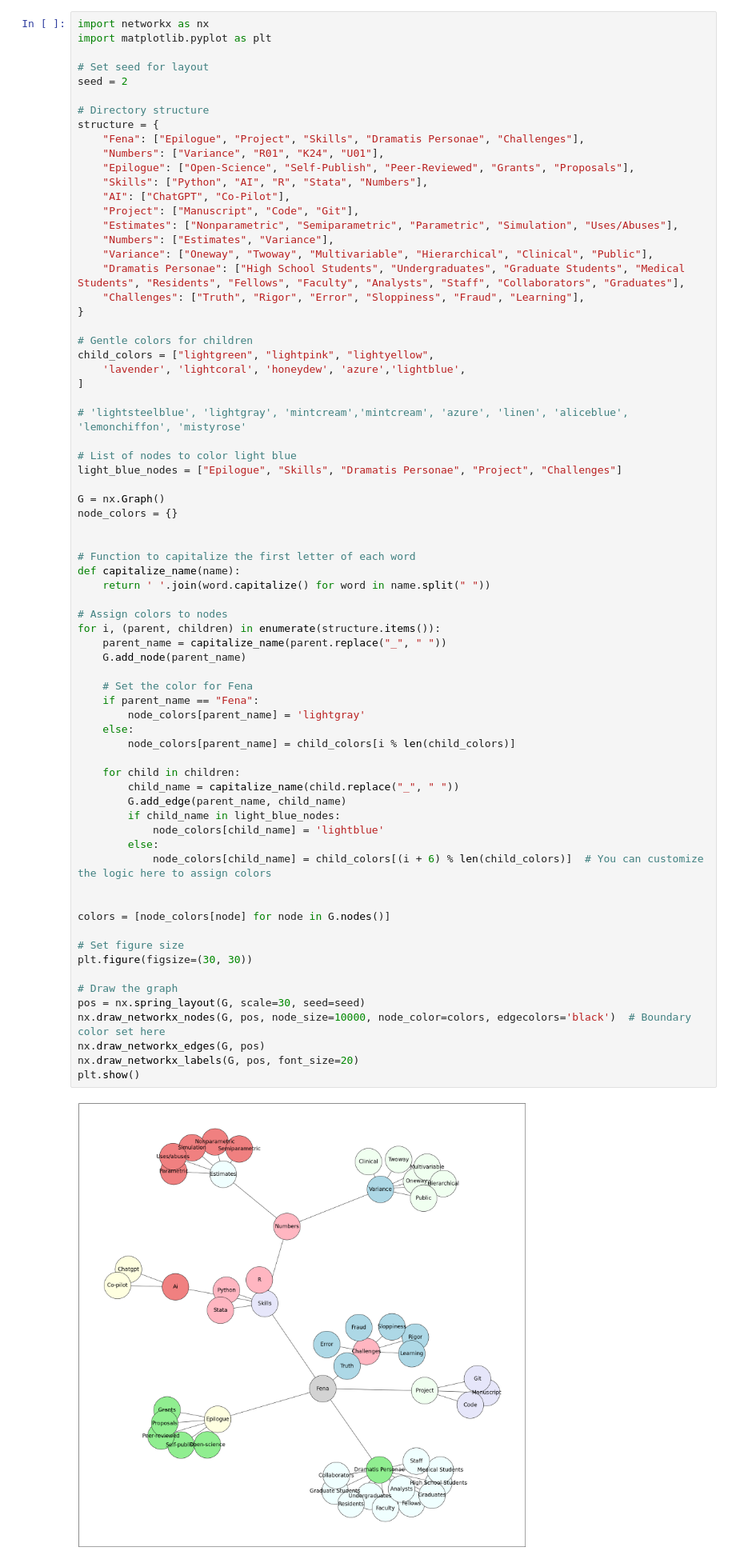
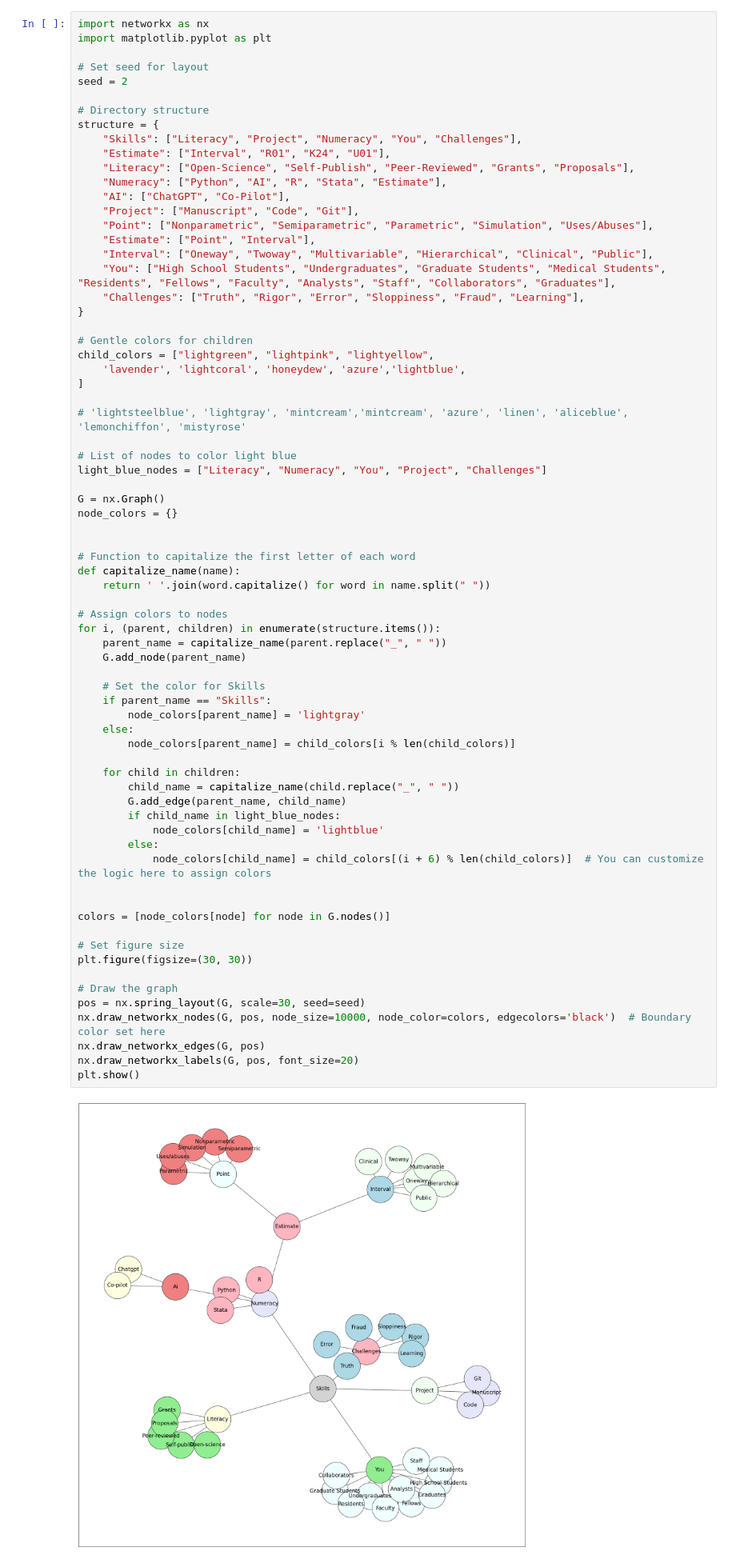
Before and after one commit to jhutrc/beta, a Jupyter notebook: _build/jupyter_execute/intro.ipynb, the cells around one changed output. Shown at 80% size. Cells and saved outputs as stored; diff of their text form.

```diff
--- a/_build/jupyter_execute/intro.ipynb
+++ b/_build/jupyter_execute/intro.ipynb
@@ -108,16 +154,16 @@ seed = 2
 
 # Directory structure
 structure = {
-    "Fena": ["Epilogue", "Project", "Skills", "Dramatis Personae", "Challenges"],
-    "Numbers": ["Variance", "R01", "K24", "U01"],
-    "Epilogue": ["Open-Science", "Self-Publish", "Peer-Reviewed", "Grants", "Proposals"],
-    "Skills": ["Python", "AI", "R", "Stata", "Numbers"],
+    "Skills": ["Literacy", "Project", "Numeracy", "You", "Challenges"],
+    "Estimate": ["Interval", "R01", "K24", "U01"],
+    "Literacy": ["Open-Science", "Self-Publish", "Peer-Reviewed", "Grants", "Proposals"],
+    "Numeracy": ["Python", "AI", "R", "Stata", "Estimate"],
     "AI": ["ChatGPT", "Co-Pilot"],
     "Project": ["Manuscript", "Code", "Git"],
-    "Estimates": ["Nonparametric", "Semiparametric", "Parametric", "Simulation", "Uses/Abuses"],
-    "Numbers": ["Estimates", "Variance"],
-    "Variance": ["Oneway", "Twoway", "Multivariable", "Hierarchical", "Clinical", "Public"],
-    "Dramatis Personae": ["High School Students", "Undergraduates", "Graduate Students", "Medical Students", "Residents", "Fellows", "Faculty", "Analysts", "Staff", "Collaborators", "Graduates"],
+    "Point": ["Nonparametric", "Semiparametric", "Parametric", "Simulation", "Uses/Abuses"],
+    "Estimate": ["Point", "Interval"],
+    "Interval": ["Oneway", "Twoway", "Multivariable", "Hierarchical", "Clinical", "Public"],
+    "You": ["High School Students", "Undergraduates", "Graduate Students", "Medical Students", "Residents", "Fellows", "Faculty", "Analysts", "Staff", "Collaborators", "Graduates"],
     "Challenges": ["Truth", "Rigor", "Error", "Sloppiness", "Fraud", "Learning"],
 }
 
@@ -129,7 +175,7 @@ child_colors = ["lightgreen", "lightpink", "lightyellow",
 # 'lightsteelblue', 'lightgray', 'mintcream','mintcream', 'azure', 'linen', 'aliceblue', 'lemonchiffon', 'mistyrose'
 
 # List of nodes to color light blue
-light_blue_nodes = ["Epilogue", "Skills", "Dramatis Personae", "Project", "Challenges"]
+light_blue_nodes = ["Literacy", "Numeracy", "You", "Project", "Challenges"]
 
 G = nx.Graph()
 node_colors = {}
@@ -142,33 +188,33 @@ def capitalize_name(name):
 # Assign colors to nodes
 for i, (parent, children) in enumerate(structure.items()):
     parent_name = capitalize_name(parent.replace("_", " "))
     G.add_node(parent_name)
 
-    # Set the color for Fena
-    if parent_name == "Fena":
+    # Set the color for Skills
+    if parent_name == "Skills":
         node_colors[parent_name] = 'lightgray'
     else:
         node_colors[parent_name] = child_colors[i % len(child_colors)]
 
     for child in children:
         child_name = capitalize_name(child.replace("_", " "))
         G.add_edge(parent_name, child_name)
         if child_name in light_blue_nodes:
             node_colors[child_name] = 'lightblue'
         else:
             node_colors[child_name] = child_colors[(i + 6) % len(child_colors)]  # You can customize the logic here to assign colors
 
 
 colors = [node_colors[node] for node in G.nodes()]
 
 # Set figure size
 plt.figure(figsize=(30, 30))
 
 # Draw the graph
 pos = nx.spring_layout(G, scale=30, seed=seed)
 nx.draw_networkx_nodes(G, pos, node_size=10000, node_color=colors, edgecolors='black')  # Boundary color set here
 nx.draw_networkx_edges(G, pos)
 nx.draw_networkx_labels(G, pos, font_size=20)
 plt.show()
 # %% [output]
-[figure, old version]
+[figure, new version]
```
Also changed, not shown: parts of 5 cells of this notebook, 9 other files.
